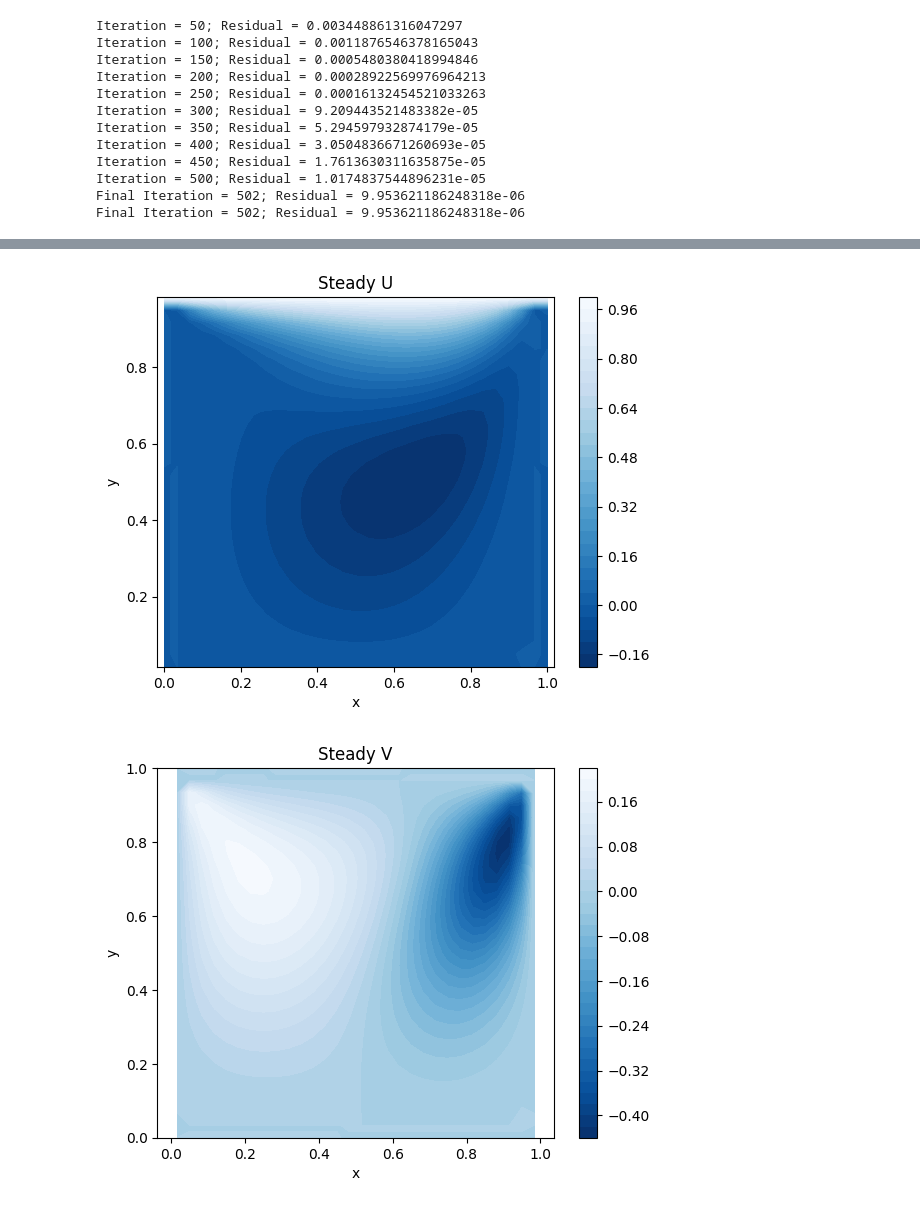
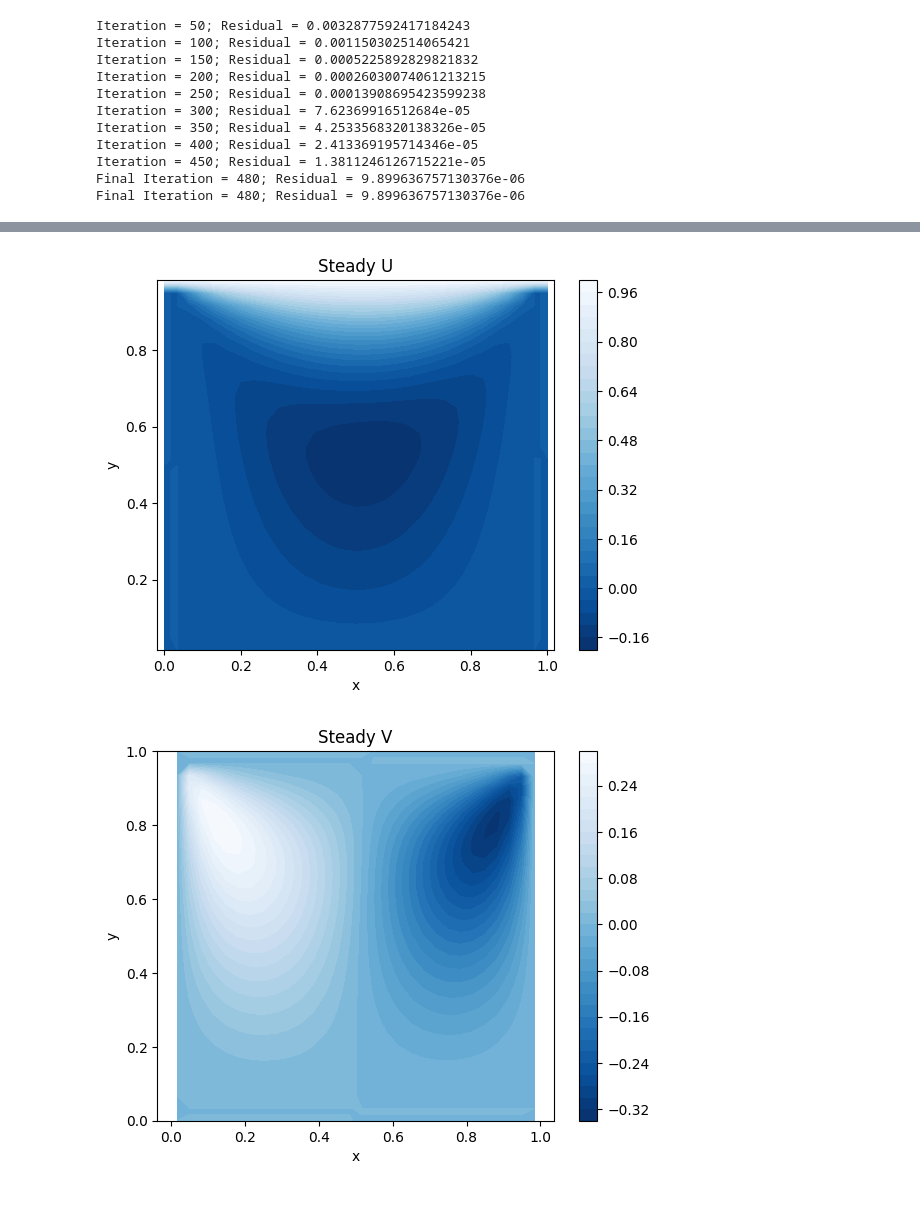
Before and after one commit to costpetrides/Quantum-Classical-Navier-Stokes, a Jupyter notebook: Classical.ipynb, the cells around one changed output, grey strips where cells are left out. Drawn from its saved outputs; the diff is of its cells as text; code cells hidden in the pictures.

```diff
--- a/Classical.ipynb
+++ b/Classical.ipynb
@@ -239,11 +239,11 @@ def check_divergence_free(imax, jmax, dx, dy, u, v):
 # --- Παραμετροποίηση και αρχικοποίηση ---
 imax = 30
 jmax = 30
-max_iteration = 5000
+max_iteration = 3000
 max_res = 1000
 rho = 1
 velocity = 1
-Re = 100
+Re = 10
 mu = 1 / Re
 dx = 1 / (imax - 1)
 dy = 1 / (jmax - 1)
@@ -315,7 +315,7 @@ plt.figure()
 plt.plot(np.arange(1, iteration), res_hist)  # ξεκινάμε από 1 γιατί iteration ξεκινάει από 1
 plt.xlabel("Iterations")
 plt.ylabel("Residual")
-plt.title("Convergence History")
+plt.title("Convergence")
 plt.yscale("log")
 plt.grid(True)
 plt.show()
@@ -370,15 +370,14 @@ plt.ylabel("y")
 plt.axis("equal")
 plt.show()
 # %% [output]
-Iteration = 50; Residual = 0.003448861316047297
-Iteration = 100; Residual = 0.0011876546378165043
-Iteration = 150; Residual = 0.0005480380418994846
-Iteration = 200; Residual = 0.00028922569976964213
-Iteration = 250; Residual = 0.00016132454521033263
-Iteration = 300; Residual = 9.209443521483382e-05
-Iteration = 350; Residual = 5.294597932874179e-05
-Iteration = 400; Residual = 3.0504836671260693e-05
-Iteration = 450; Residual = 1.7613630311635875e-05
-Iteration = 500; Residual = 1.0174837544896231e-05
-Final Iteration = 502; Residual = 9.953621186248318e-06
-Final Iteration = 502; Residual = 9.953621186248318e-06
+Iteration = 50; Residual = 0.0032877592417184243
+Iteration = 100; Residual = 0.001150302514065421
+Iteration = 150; Residual = 0.0005225892829821832
+Iteration = 200; Residual = 0.00026030074061213215
+Iteration = 250; Residual = 0.00013908695423599238
+Iteration = 300; Residual = 7.62369916512684e-05
+Iteration = 350; Residual = 4.2533568320138326e-05
+Iteration = 400; Residual = 2.413369195714346e-05
+Iteration = 450; Residual = 1.3811246126715221e-05
+Final Iteration = 480; Residual = 9.899636757130376e-06
+Final Iteration = 480; Residual = 9.899636757130376e-06
@@ -387,2 +386,2 @@ Final Iteration = 502; Residual = 9.953621186248318e-06
 [figure]
-[figure, old version]
+[figure, new version]
```
Also changed, not shown: parts of 1 cell of this notebook.
